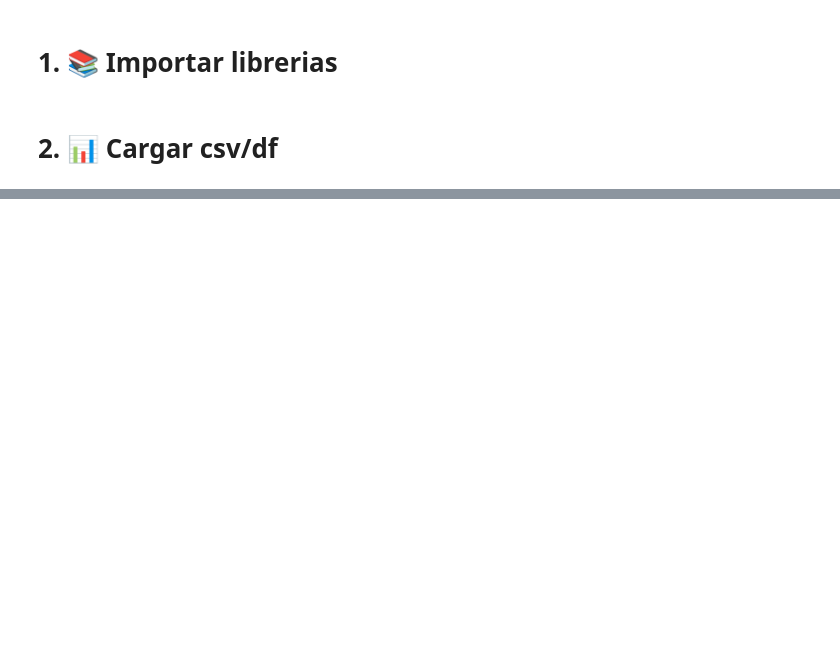
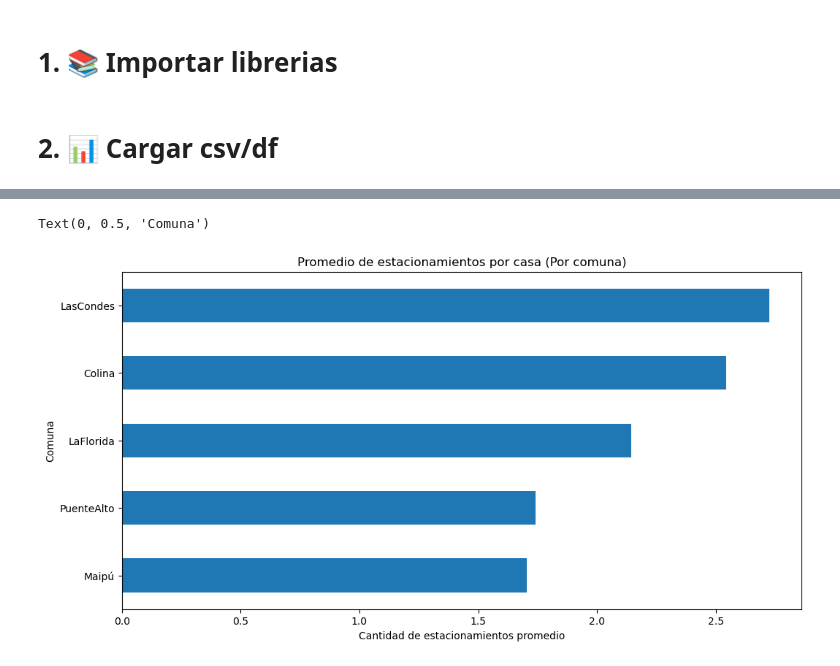
Before and after one commit to FMaulen/propiedades-chile, a Jupyter notebook: notebooks/clean.ipynb, the cells around one changed output, grey strips where cells are left out. Cells and saved outputs as stored; diff of their text form; code cells hidden in the pictures; blank space fills up the shorter version.

```diff
--- a/notebooks/clean.ipynb
+++ b/notebooks/clean.ipynb
@@ -287,0 +233,19 @@ df_clean.to_csv('../data/processed/casas_chile_limpio.csv', index=False)
+# %%
+cx = (
+    df_clean
+    .groupby('Comuna')['Parking'] # Agrupa por comuna y selecciona solo la columna Parking para los valores
+    .agg(['mean', 'count'])
+    .query('count >= 250')
+    .sort_values('mean')['mean'] # Ordena y se queda solo con 'mean' para graficar
+    .plot(
+        kind='barh',
+        figsize=(12,6),
+        title='Promedio de estacionamientos por casa (Por comuna)'
+    )
+)
+
+cx.set_xlabel('Cantidad de estacionamientos promedio')
+cx.set_ylabel('Comuna')
+# %% [output]
+Text(0, 0.5, 'Comuna')
+[figure, added]
```
Also changed, not shown: parts of 63 cells of this notebook, 10 other files.
